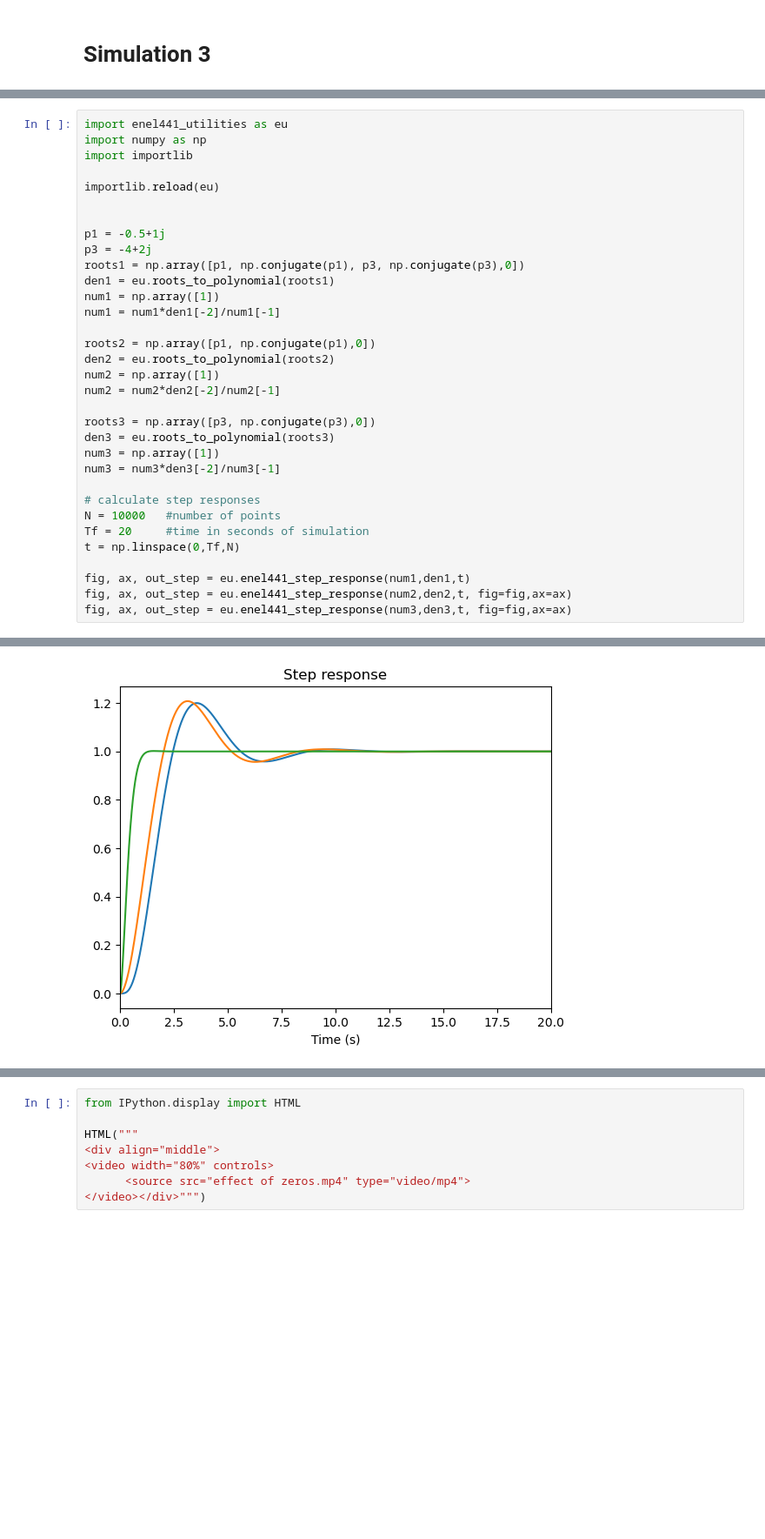
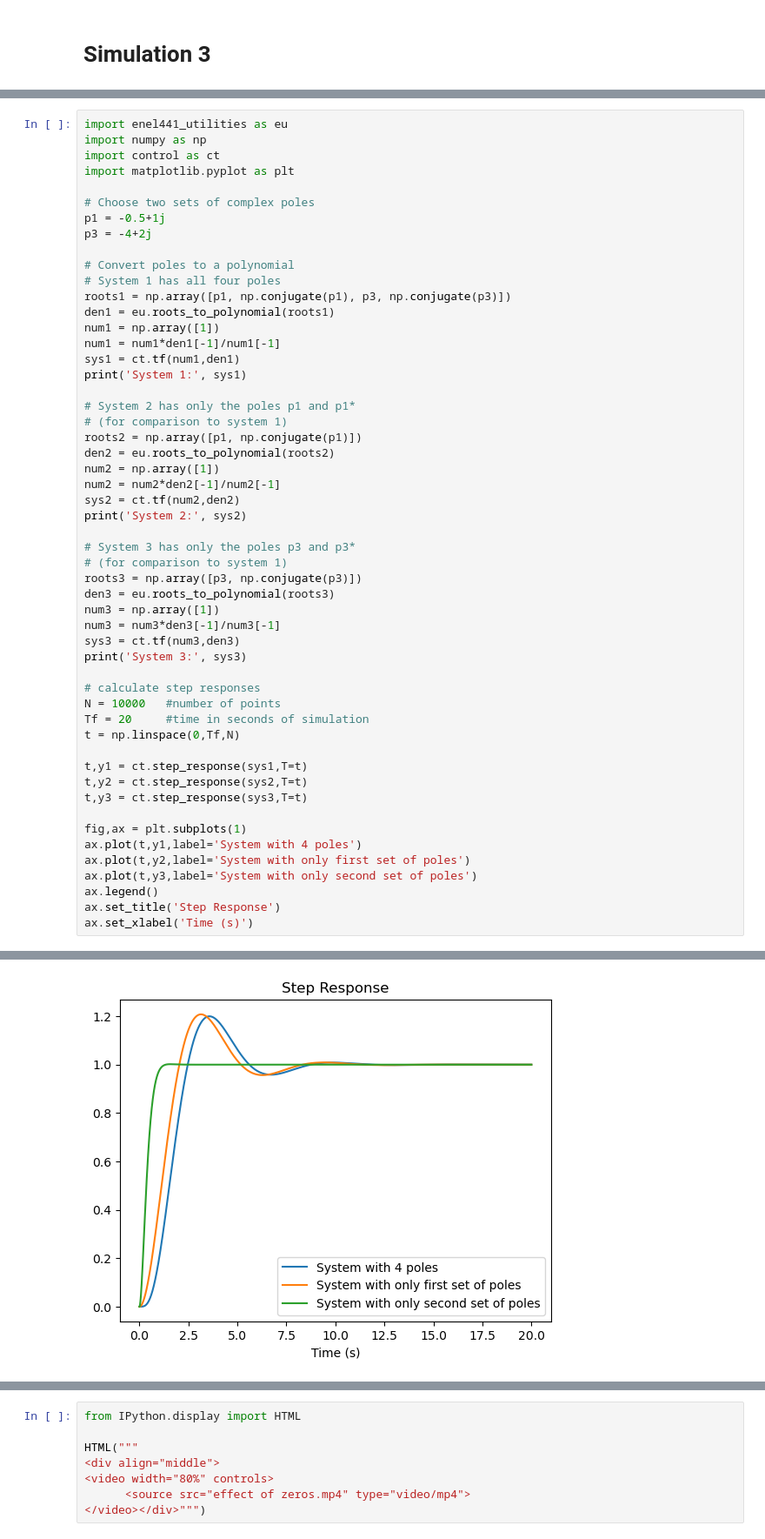
Before and after one commit to arneUofC/ENEL441Unit1, a Jupyter notebook: Unit 1 - Transfer Functions.ipynb, the cells around one changed output, grey strips where cells are left out. Shown at 87% size. Cells and saved outputs as stored; diff of their text form; blank space fills up the shorter version.

```diff
--- a/Unit 1 - Transfer Functions.ipynb
+++ b/Unit 1 - Transfer Functions.ipynb
@@ -521,34 +539,54 @@ $$
 # %%
 import enel441_utilities as eu
 import numpy as np
-import importlib
+import control as ct
+import matplotlib.pyplot as plt
 
-importlib.reload(eu)
-
-
+# Choose two sets of complex poles
 p1 = -0.5+1j
 p3 = -4+2j
-roots1 = np.array([p1, np.conjugate(p1), p3, np.conjugate(p3),0])
+
+# Convert poles to a polynomial
+# System 1 has all four poles
+roots1 = np.array([p1, np.conjugate(p1), p3, np.conjugate(p3)])
 den1 = eu.roots_to_polynomial(roots1)
 num1 = np.array([1])
-num1 = num1*den1[-2]/num1[-1]
+num1 = num1*den1[-1]/num1[-1]
+sys1 = ct.tf(num1,den1)
+print('System 1:', sys1)
 
-roots2 = np.array([p1, np.conjugate(p1),0])
+# System 2 has only the poles p1 and p1*
+# (for comparison to system 1)
+roots2 = np.array([p1, np.conjugate(p1)])
 den2 = eu.roots_to_polynomial(roots2)
 num2 = np.array([1])
-num2 = num2*den2[-2]/num2[-1]
+num2 = num2*den2[-1]/num2[-1]
+sys2 = ct.tf(num2,den2)
+print('System 2:', sys2)
 
-roots3 = np.array([p3, np.conjugate(p3),0])
+# System 3 has only the poles p3 and p3*
+# (for comparison to system 1)
+roots3 = np.array([p3, np.conjugate(p3)])
 den3 = eu.roots_to_polynomial(roots3)
 num3 = np.array([1])
-num3 = num3*den3[-2]/num3[-1]
+num3 = num3*den3[-1]/num3[-1]
+sys3 = ct.tf(num3,den3)
+print('System 3:', sys3)
 
 # calculate step responses
 N = 10000   #number of points
 Tf = 20     #time in seconds of simulation
 t = np.linspace(0,Tf,N)
 
-fig, ax, out_step = eu.enel441_step_response(num1,den1,t)
-fig, ax, out_step = eu.enel441_step_response(num2,den2,t, fig=fig,ax=ax)
-fig, ax, out_step = eu.enel441_step_response(num3,den3,t, fig=fig,ax=ax)
+t,y1 = ct.step_response(sys1,T=t)
+t,y2 = ct.step_response(sys2,T=t)
+t,y3 = ct.step_response(sys3,T=t)
+
+fig,ax = plt.subplots(1)
+ax.plot(t,y1,label='System with 4 poles')
+ax.plot(t,y2,label='System with only first set of poles')
+ax.plot(t,y3,label='System with only second set of poles')
+ax.legend()
+ax.set_title('Step Response')
+ax.set_xlabel('Time (s)')
 # %% [output]
@@ -555,2 +608,2 @@ fig, ax, out_step = eu.enel441_step_response(num3,den3,t, fig=fig,ax=ax)
-[figure, old version]
+[figure, new version]
 # %% [markdown]
```
Also changed, not shown: parts of 45 cells of this notebook, 1 other file.
